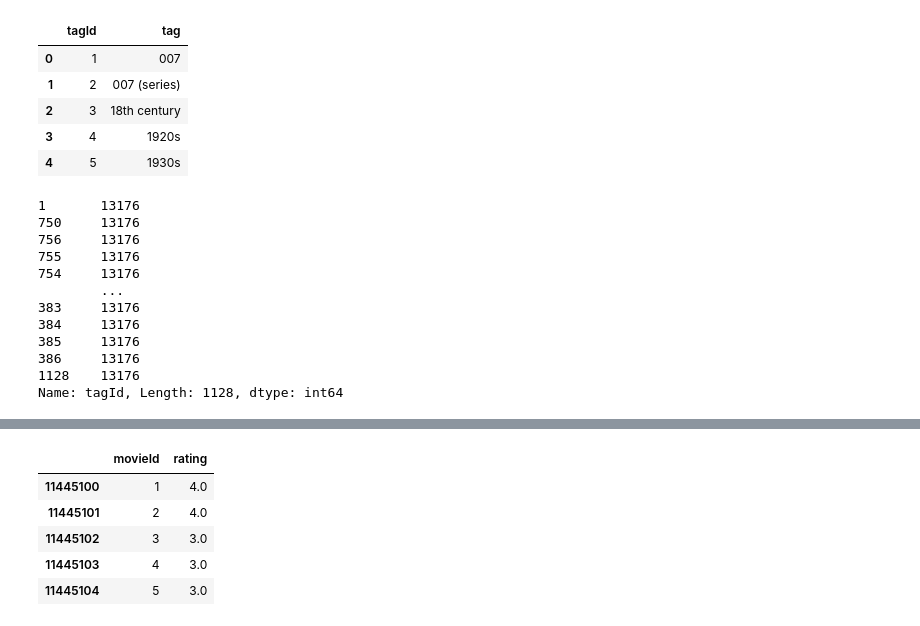
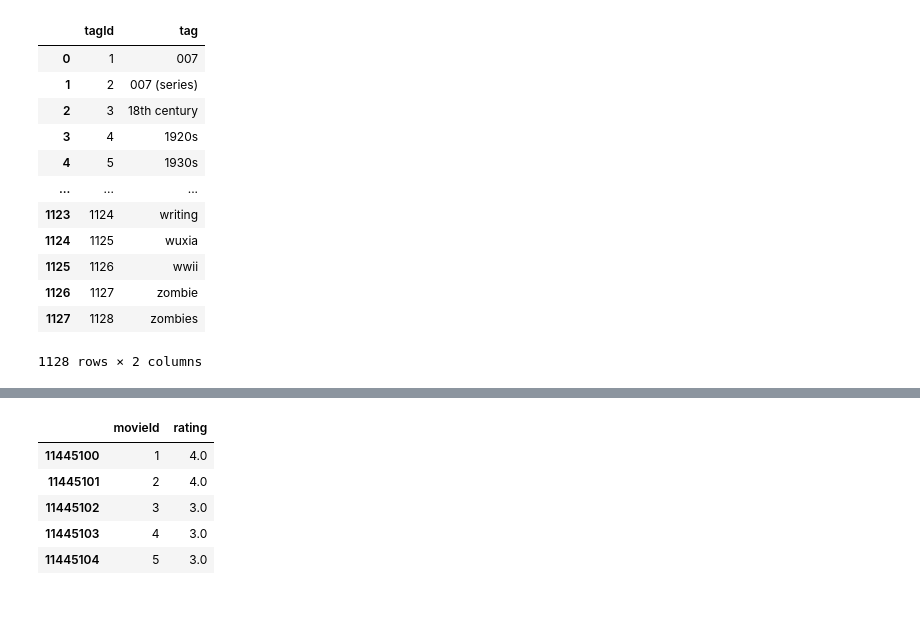
Before and after one commit to Rndns/moive-recommend-sys, a Jupyter notebook: movie-reco-sys.ipynb, the cells around one changed output, grey strips where cells are left out. Drawn from its saved outputs; the diff is of its cells as text; code cells hidden in the pictures.

```diff
--- a/movie-reco-sys.ipynb
+++ b/movie-reco-sys.ipynb
@@ -53,25 +101,16 @@ Name: (no genres listed), dtype: int64
 # %%
-tags_df.head()
+tags_df
 # %% [output]
 |  | tagId | tag |
 | 0 | 1 | 007 |
 | 1 | 2 | 007 (series) |
 | 2 | 3 | 18th century |
 | 3 | 4 | 1920s |
 | 4 | 5 | 1930s |
+| ... | ... | ... |
+| 1123 | 1124 | writing |
+| 1124 | 1125 | wuxia |
+| 1125 | 1126 | wwii |
+| 1126 | 1127 | zombie |
+| 1127 | 1128 | zombies |
+1128 rows × 2 columns
-# %%
-tag_relevance_df.head()
-tag_relevance_df.tagId.value_counts()
-# %% [output]
-1       13176
-750     13176
-756     13176
-755     13176
-754     13176
-        ...
-383     13176
-384     13176
-385     13176
-386     13176
-1128    13176
-Name: tagId, Length: 1128, dtype: int64
```
Also changed, not shown: parts of 33 cells of this notebook.
